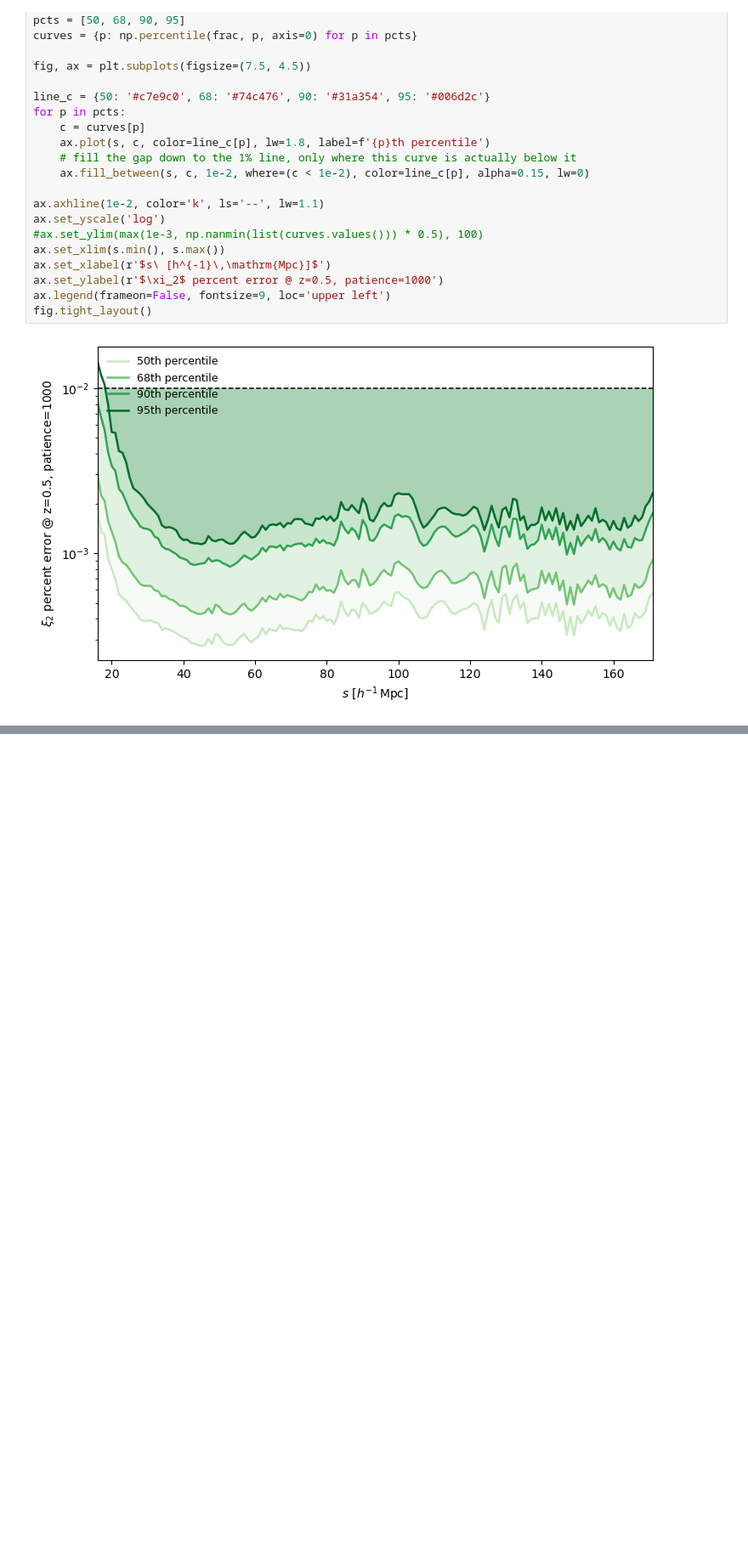
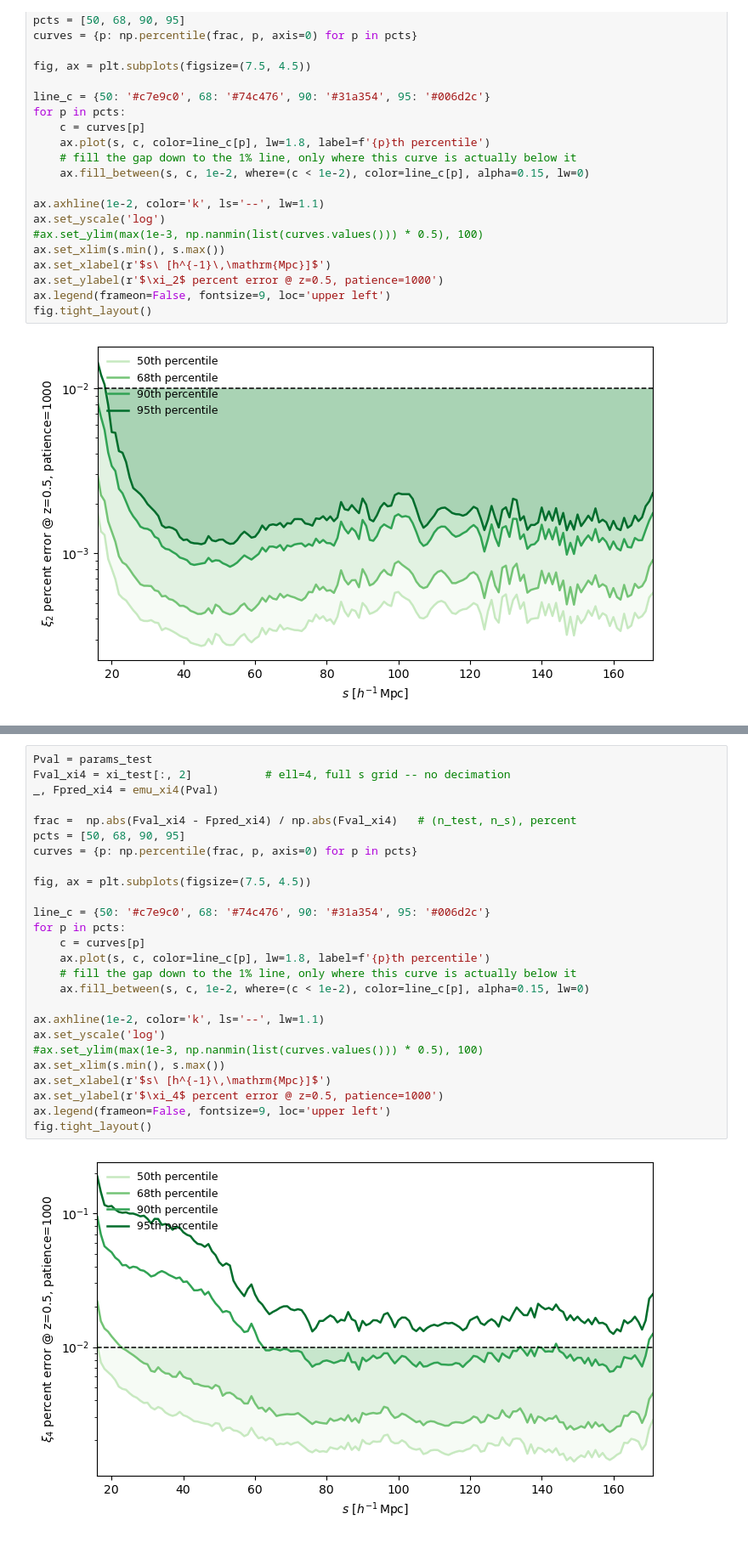
Before and after one commit to cosweeney/compact_streaming, a Jupyter notebook: nb/nn_training/train_ELSS_MLP.ipynb, the cells around one changed output, grey strips where cells are left out. Shown at 85% size. Drawn from its saved outputs; the diff is of its cells as text; blank space fills up the shorter version.

```diff
--- a/nb/nn_training/train_ELSS_MLP.ipynb
+++ b/nb/nn_training/train_ELSS_MLP.ipynb
@@ -508,0 +596,28 @@ fig.tight_layout()
+# %%
+Pval = params_test
+Fval_xi4 = xi_test[:, 2]           # ell=4, full s grid -- no decimation
+_, Fpred_xi4 = emu_xi4(Pval)
+
+frac =  np.abs(Fval_xi4 - Fpred_xi4) / np.abs(Fval_xi4)   # (n_test, n_s), percent
+pcts = [50, 68, 90, 95]
+curves = {p: np.percentile(frac, p, axis=0) for p in pcts}
+
+fig, ax = plt.subplots(figsize=(7.5, 4.5))
+
+line_c = {50: '#c7e9c0', 68: '#74c476', 90: '#31a354', 95: '#006d2c'}
+for p in pcts:
+    c = curves[p]
+    ax.plot(s, c, color=line_c[p], lw=1.8, label=f'{p}th percentile')
+    # fill the gap down to the 1% line, only where this curve is actually below it
+    ax.fill_between(s, c, 1e-2, where=(c < 1e-2), color=line_c[p], alpha=0.15, lw=0)
+
+ax.axhline(1e-2, color='k', ls='--', lw=1.1)
+ax.set_yscale('log')
+#ax.set_ylim(max(1e-3, np.nanmin(list(curves.values())) * 0.5), 100)
+ax.set_xlim(s.min(), s.max())
+ax.set_xlabel(r'$s\ [h^{-1}\,\mathrm{Mpc}]$')
+ax.set_ylabel(r'$\xi_4$ percent error @ z=0.5, patience=1000')
+ax.legend(frameon=False, fontsize=9, loc='upper left')
+fig.tight_layout()
+# %% [output]
+[figure, added]
```
Also changed, not shown: parts of 5 cells of this notebook, 19 other files.
